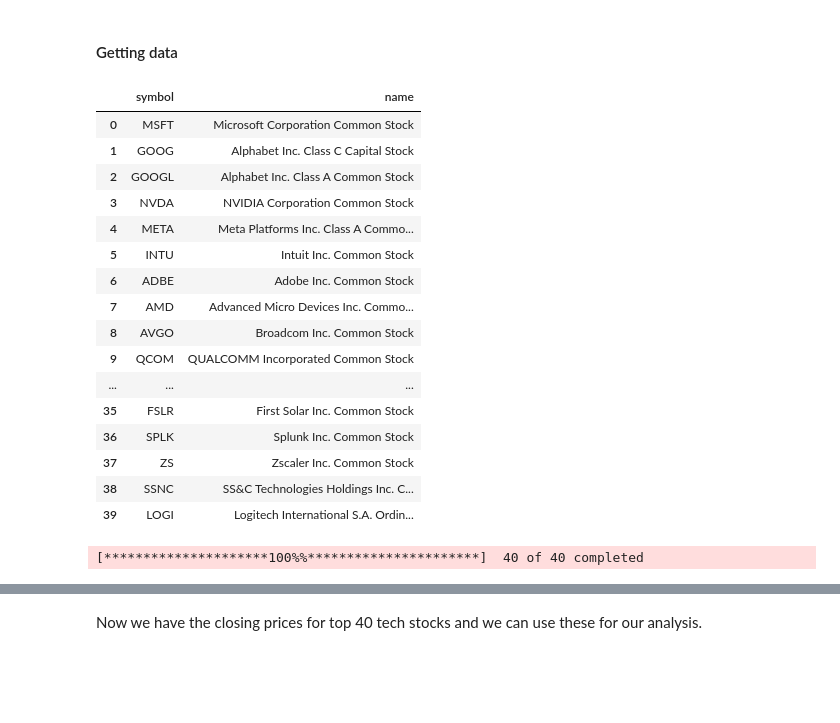
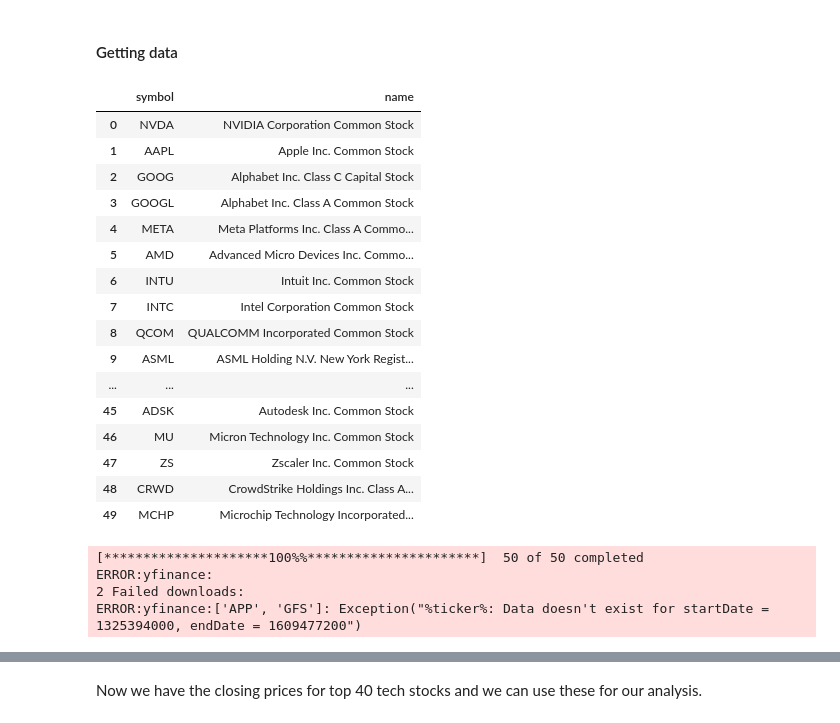
Before and after one commit to pmnerfed/capstone_option_trading, a Jupyter notebook: Review/Review.ipynb, the cells around one changed output, grey strips where cells are left out. Cells and saved outputs as stored; diff of their text form; code cells hidden in the pictures; blank space fills up the shorter version.

```diff
--- a/Review/Review.ipynb
+++ b/Review/Review.ipynb
@@ -334,26 +355,30 @@ def get_top_n_tickers(n):
     display(df[["symbol", 'name']])
     return df.symbol.to_list()
 # %%
-tickers_tech = get_top_n_tickers(40)
+tickers_tech = get_top_n_tickers(50)
 # %% [output]
 |  | symbol | name |
-| 0 | MSFT | Microsoft Corporation Common Stock |
-| 1 | GOOG | Alphabet Inc. Class C Capital Stock |
-| 2 | GOOGL | Alphabet Inc. Class A Common Stock |
-| 3 | NVDA | NVIDIA Corporation Common Stock |
+| 0 | NVDA | NVIDIA Corporation Common Stock |
+| 1 | AAPL | Apple Inc. Common Stock |
+| 2 | GOOG | Alphabet Inc. Class C Capital Stock |
+| 3 | GOOGL | Alphabet Inc. Class A Common Stock |
 | 4 | META | Meta Platforms Inc. Class A Commo... |
-| 5 | INTU | Intuit Inc. Common Stock |
-| 6 | ADBE | Adobe Inc. Common Stock |
-| 7 | AMD | Advanced Micro Devices Inc. Commo... |
-| 8 | AVGO | Broadcom Inc. Common Stock |
-| 9 | QCOM | QUALCOMM Incorporated Common Stock |
+| 5 | AMD | Advanced Micro Devices Inc. Commo... |
+| 6 | INTU | Intuit Inc. Common Stock |
+| 7 | INTC | Intel Corporation Common Stock |
+| 8 | QCOM | QUALCOMM Incorporated Common Stock |
+| 9 | ASML | ASML Holding N.V. New York Regist... |
 | ... | ... | ... |
-| 35 | FSLR | First Solar Inc. Common Stock |
-| 36 | SPLK | Splunk Inc. Common Stock |
-| 37 | ZS | Zscaler Inc. Common Stock |
-| 38 | SSNC | SS&C Technologies Holdings Inc. C... |
-| 39 | LOGI | Logitech International S.A. Ordin... |
+| 45 | ADSK | Autodesk Inc. Common Stock |
+| 46 | MU | Micron Technology Inc. Common Stock |
+| 47 | ZS | Zscaler Inc. Common Stock |
+| 48 | CRWD | CrowdStrike Holdings Inc. Class A... |
+| 49 | MCHP | Microchip Technology Incorporated... |
 # %%
+
 tech_data = pdr.get_data_yahoo(tickers_tech, start, end)['Close']
 # %% [output]
-[*********************100%%**********************]  40 of 40 completed
+[*********************100%%**********************]  50 of 50 completed
+ERROR:yfinance:
+2 Failed downloads:
+ERROR:yfinance:['APP', 'GFS']: Exception("%ticker%: Data doesn't exist for startDate = 1325394000, endDate = 1609477200")
```
Also changed, not shown: parts of 6 cells of this notebook.
